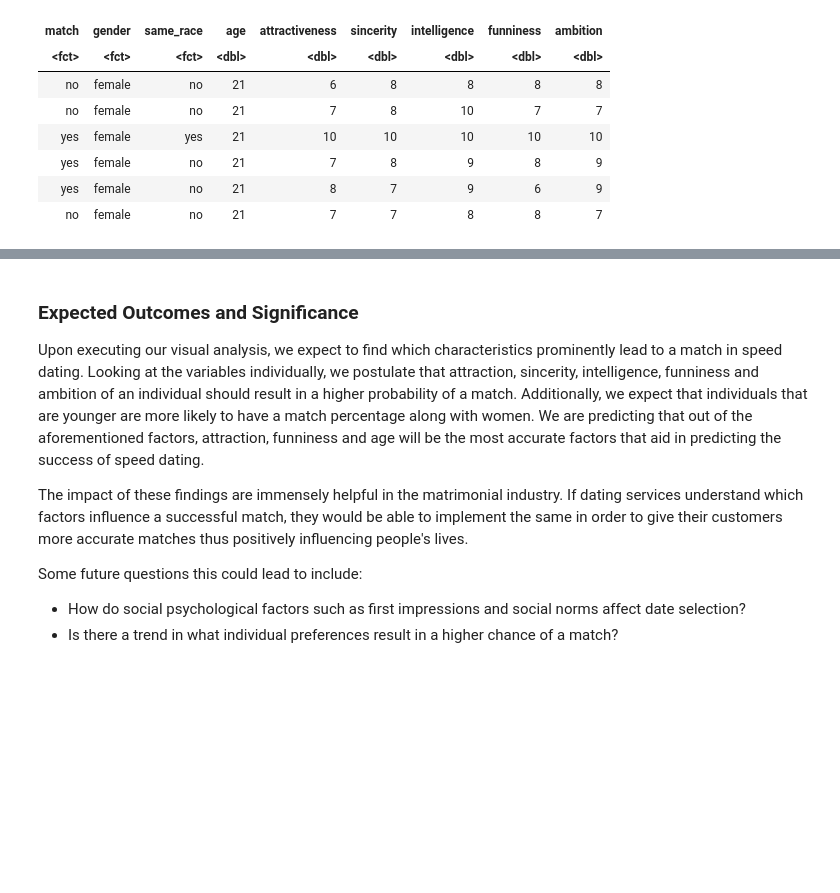
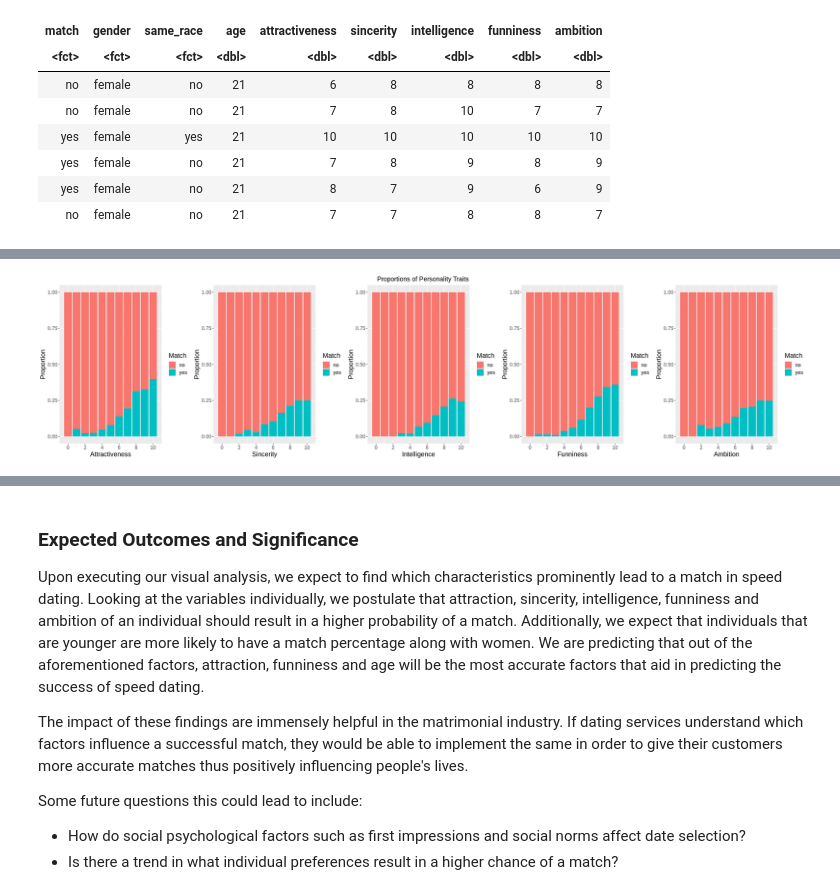
Before and after one commit to LotsaChai/toy-ds-project, a Jupyter notebook: DSCI Group Project Proposal.ipynb, the cells around one changed output, grey strips where cells are left out. Cells and saved outputs as stored; diff of their text form; code cells hidden in the pictures; blank space fills up the shorter version.

```diff
--- a/DSCI Group Project Proposal.ipynb
+++ b/DSCI Group Project Proposal.ipynb
@@ -206,3 +222,29 @@ grid.arrange(attractiveness_plot, sincerity_plot, intelligence_plot, funny_plot,
+# %%
+# Proportions of Personality Traits
+attractiveness_proportion <- attractiveness_plot +
+    geom_bar(position = "fill") +
+    labs(y = "Proportion")
+
+sincerity_proportion <- sincerity_plot +
+    geom_bar(position = "fill") +
+    labs(y = "Proportion")
+
+intelligence_proportion <- intelligence_plot +
+    geom_bar(position = "fill") +
+    labs(y = "Proportion")
+
+funny_proportion <- funny_plot +
+    geom_bar(position = "fill") +
+    labs(y = "Proportion")
+
+ambition_proportion <- ambition_plot +
+    geom_bar(position = "fill") +
+    labs(y = "Proportion")
+
+grid.arrange(attractiveness_proportion, sincerity_proportion, intelligence_proportion, funny_proportion, ambition_proportion,
+             nrow = 1, top = textGrob("Proportions of Personality Traits", gp=gpar(fontsize=15,font=8)))
+# %% [output]
+[figure, added]
 # %% [markdown]
 ### Methods
 
```
Also changed, not shown: parts of 7 cells of this notebook.
